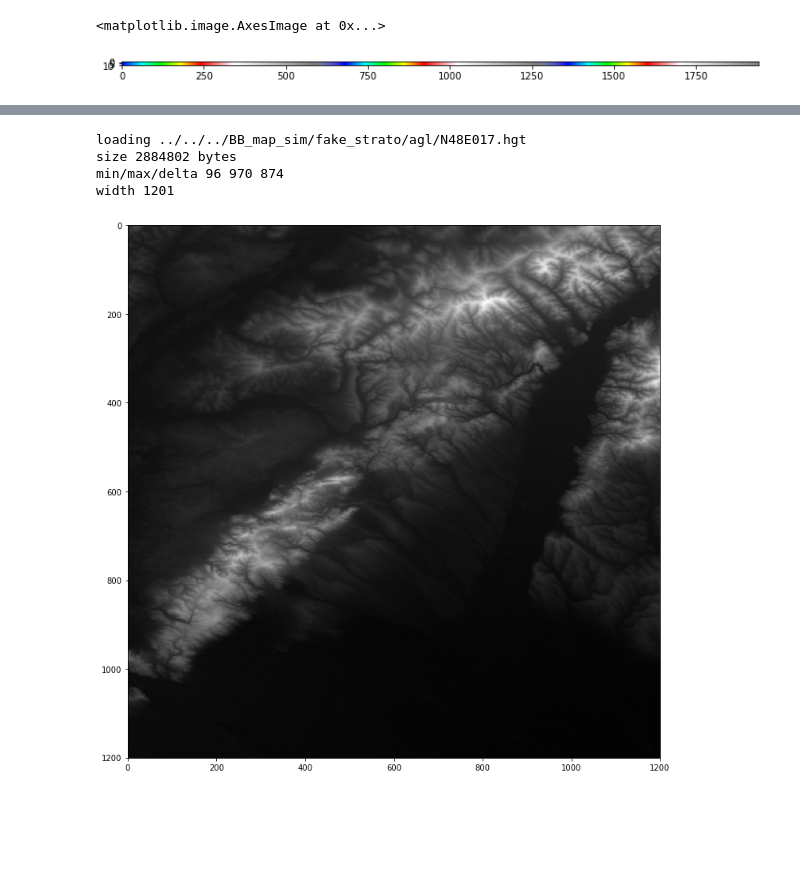
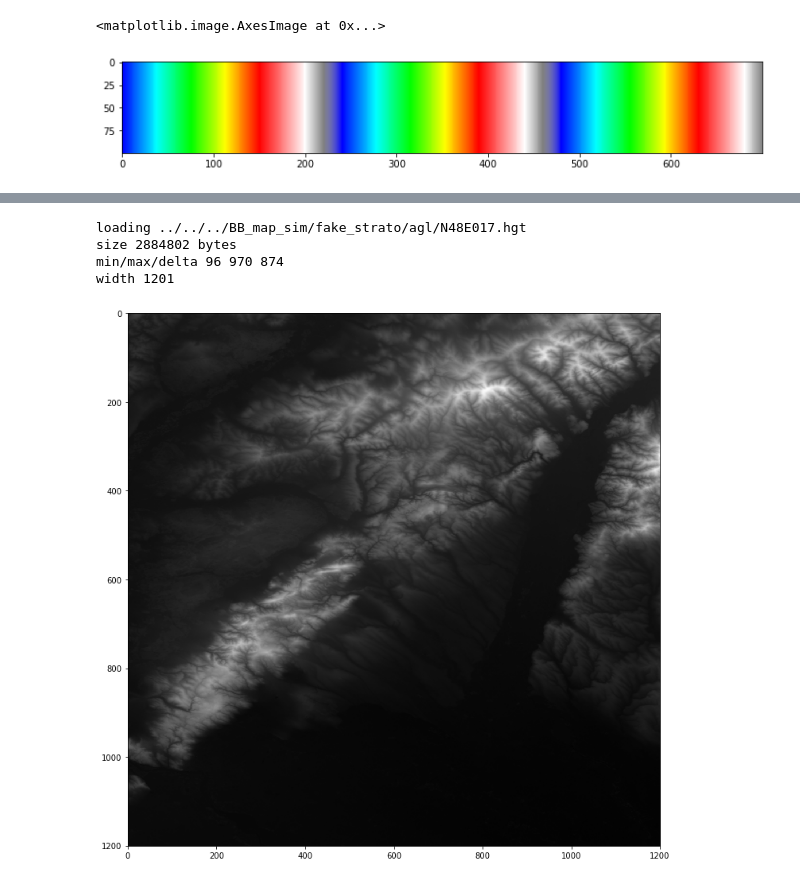
Before and after one commit to fhorinek/BB, a Jupyter notebook: Utilities/Map/notebooks/Layer visuals.ipynb, the cells around one changed output, grey strips where cells are left out. Cells and saved outputs as stored; diff of their text form; code cells hidden in the pictures; blank space fills up the shorter version.

```diff
--- a/Utilities/Map/notebooks/Layer visuals.ipynb
+++ b/Utilities/Map/notebooks/Layer visuals.ipynb
@@ -136,46 +121,44 @@ width 200
 # %%
 import colorsys
 
 def hsv(h, s, v):
     h = (h + 360) % 360
     return colorsys.hsv_to_rgb(h / 360, s / 100, v / 100)
 
 
 points = []
-points.append([240, 100, 100])
-points.append([0, 100, 100])
-points.append([0, 100, 100])
-points.append([0, 0, 100])
-points.append([240, 0, 50])
-points.append([240, 100, 100])
-points.append([0, 100, 100])
-points.append([0, 100, 100])
-points.append([0, 0, 100])
-points.append([240, 0, 50])
-points.append([240, 100, 100])
-points.append([0, 100, 100])
-points.append([0, 100, 100])
-points.append([0, 0, 100])
-points.append([240, 0, 50])
+points.append([240, 100, 100, 150])
+points.append([0, 100, 100, 50])
+points.append([0, 0, 100, 20])
+points.append([240, 0, 50, 20])
+points.append([240, 100, 100, 150])
+points.append([0, 100, 100, 50])
+points.append([0, 0, 100, 20])
+points.append([240, 0, 50, 20])
+points.append([240, 100, 100, 150])
+points.append([0, 100, 100, 50])
+points.append([0, 0, 100, 20])
+points.append([240, 0, 50, 20])
+
+
 palete = []
 
 for i in range(len(points) - 1):
-    h1, s1, v1 = points[i]
-    h2, s2, v2 = points[i+1]
-    steps = max([abs(h2-h1), abs(s2-s1), abs(v2-v1)])
+    h1, s1, v1, steps = points[i]
+    h2, s2, v2, __ = points[i+1]
     for j in range(steps):
         h = h1 + j * (h2-h1) / steps
         s = s1 + j * (s2-s1) / steps
         v = v1 + j * (v2-v1) / steps
         palete.append(hsv(h, s, v))
 
 
 row = []
 for v in palete:
     row.append(v)
-img = [row] * 10
+img = [row] * 100
 
 plt.imshow(img)
 # %% [output]
 <matplotlib.image.AxesImage at 0x...>
-[figure, old version]
+[figure, new version]
```
Also changed, not shown: parts of 3 cells of this notebook, 19 other files.
